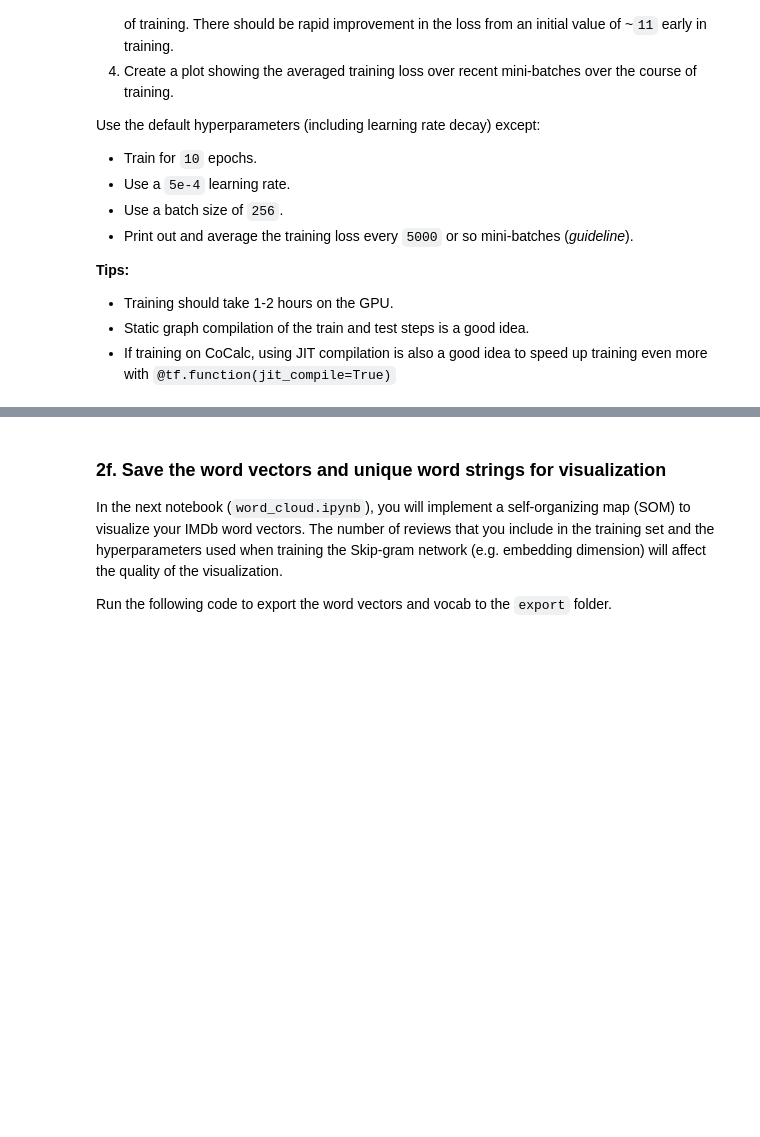
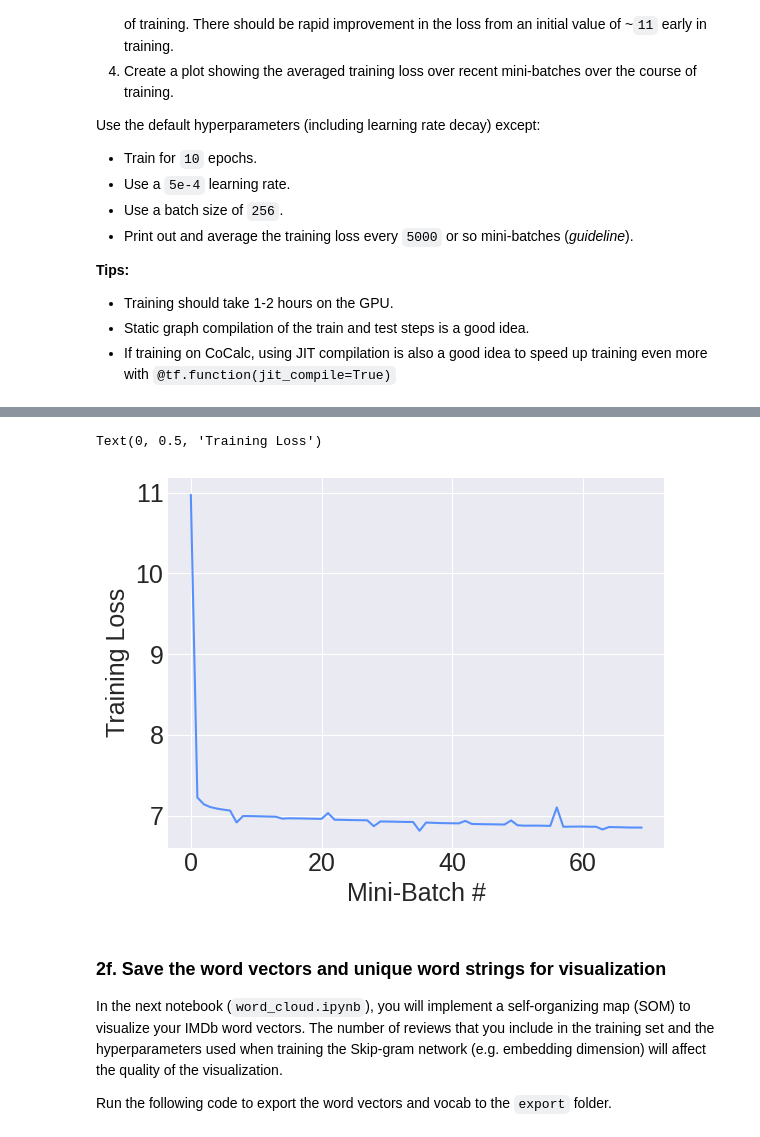
Before and after one commit to sam-atil/CS433_Project_3, a Jupyter notebook: word_embeddings.ipynb, the cells around one changed output, grey strips where cells are left out. Drawn from its saved outputs; the diff is of its cells as text; code cells hidden in the pictures; blank space fills up the shorter version.

```diff
--- a/word_embeddings.ipynb
+++ b/word_embeddings.ipynb
@@ -653,3 +673,19 @@ Use the default hyperparameters (including learning rate decay) except:
 - Training should take 1-2 hours on the GPU.
 - Static graph compilation of the train and test steps is a good idea.
 - If training on CoCalc, using JIT compilation is also a good idea to speed up training even more with `@tf.function(jit_compile=True)`
+# %%
+#Loading Data, Creating Corpus
+review_10k = imdb_ds.load(N_reviews=10000)
+corpus_10k = imdb_ds.make_corpus(review_10k)
+vocab_10k = imdb_ds.make_vocabulary(corpus_10k)
+vocab_10k_sz = len(vocab_10k)
+
+word2ind_10k = imdb_ds.make_word2ind_mapping(vocab_10k)
+ind2word_10k = imdb_ds.make_ind2word_mapping(vocab_10k)
+
+target_10k, context_10k = imdb_ds.make_target_context_word_lists(corpus_10k, word2ind_10k)
+
+#Making Net
+tf.random.set_seed(1)
+review_net = Skipgram(input_feats_shape=(vocab_10k_sz,), C = vocab_10k_sz)
+review_net.compile(lr = 5e-4)
@@ -655,0 +697,3 @@ Use the default hyperparameters (including learning rate decay) except:
+# %%
+#Training Net
+train_loss_reviews = review_net.fit(target_10k, context_10k, batch_size = 256, epochs = 10, print_every=5000, linear_lr_decay = True)
@@ -656,3 +718,12 @@ Use the default hyperparameters (including learning rate decay) except:
+# %%
+#Plot
+fig, axes = plt.subplots()
+axes.plot(range(len(train_loss_reviews)), train_loss_reviews, c = "#5790fc", label = "Training")
+axes.set_xlabel("Mini-Batch #")
+axes.set_ylabel("Training Loss")
+# %% [output]
+Text(0, 0.5, 'Training Loss')
+[figure, added]
 # %% [markdown]
 ### 2f. Save the word vectors and unique word strings for visualization
 
```
Also changed, not shown: parts of 11 cells of this notebook, 6 other files.
